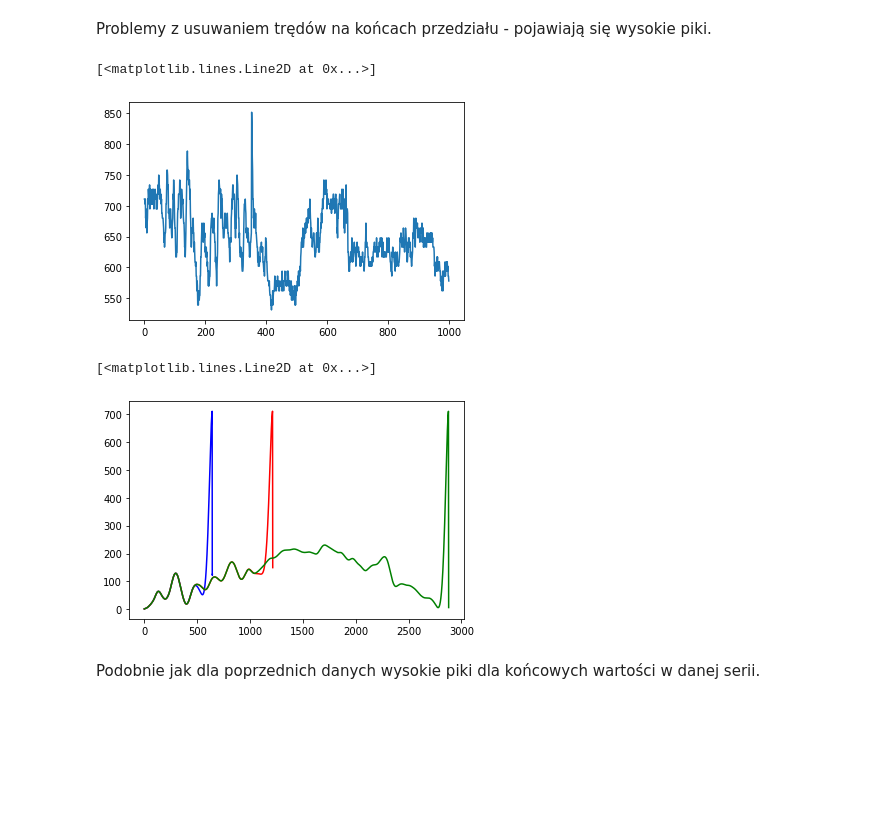
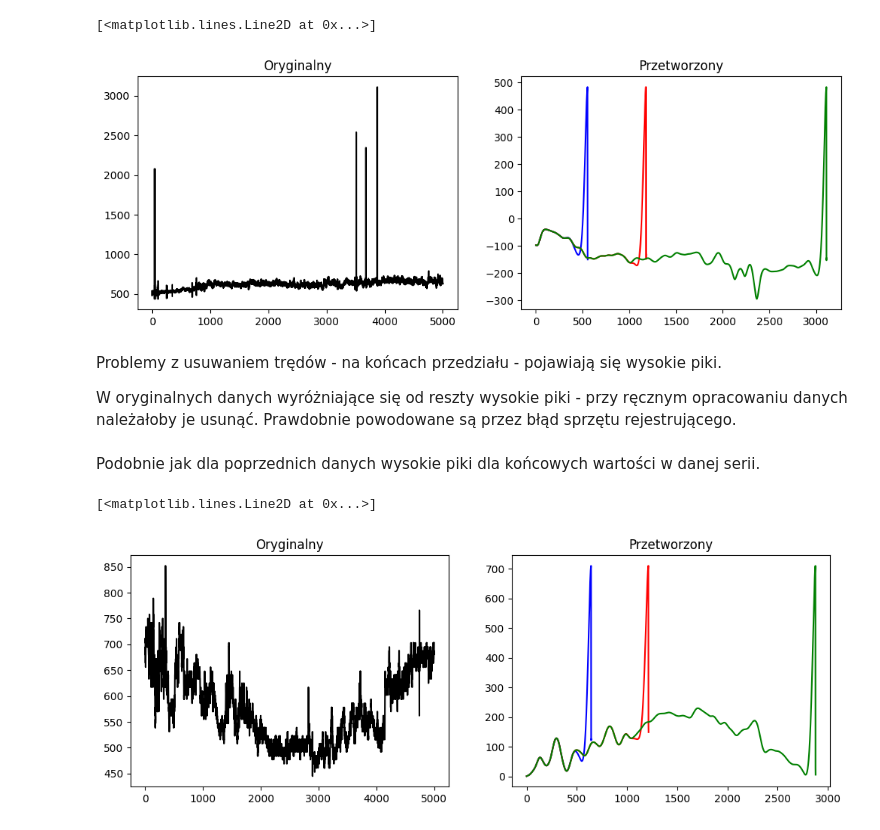
Before and after one commit to Caitlin506/SATFD, a Jupyter notebook: satfd1.ipynb, the cells around one changed output. Saved outputs shown, nothing was run; the diff lists cells and outputs as text; code cells hidden in the pictures; blank space fills up the shorter version.

```diff
--- a/satfd1.ipynb
+++ b/satfd1.ipynb
@@ -51,5 +56,30 @@ plt.legend()
+# %%
+chf202_1000=pd.read_csv("/content/sample_data/chf202.txt_N.csv",nrows=1000)
+chf202_2000=pd.read_csv("/content/sample_data/chf202.txt_N.csv",nrows=2000)
+chf202_5000=pd.read_csv("/content/sample_data/chf202.txt_N.csv",nrows=5000)
+chf202_1000=np.array(chf202_1000)
+chf202_2000=np.array(chf202_2000)
+chf202_5000=np.array(chf202_5000)
+
+rri1_detrended12 = smoothness_priors(rri=chf202_1000,l=500,fs=1)
+rri1_detrended22 = smoothness_priors(rri=chf202_2000,l=500,fs=1)
+rri1_detrended52 = smoothness_priors(rri=chf202_5000,l=500,fs=1)
+# %%
+fig, (ax1, ax2) = plt.subplots(1, 2, figsize = (12,4))
+ax1.set_title("Oryginalny")
+ax2.set_title("Przetworzony")
+
+ax2.plot(rri1_detrended12[0],color="blue")
+ax2.plot(rri1_detrended22[0],color="red")
+ax2.plot(rri1_detrended52[0],color="green")
+ax1.plot(chf202_5000, color="black", label='original')
+# %% [output]
+[<matplotlib.lines.Line2D at 0x...>]
+[figure, added]
 # %% [markdown]
-Problemy z usuwaniem trędów na końcach przedziału - pojawiają się wysokie piki.
+Problemy z usuwaniem trędów - na końcach przedziału - pojawiają się wysokie piki.
+
+W oryginalnych danych wyróżniające się od reszty wysokie piki - przy ręcznym opracowaniu danych należałoby je usunąć. Prawdobnie powodowane są przez błąd sprzętu rejestrującego.
 # %%
 nsr001_1000=pd.read_csv("/content/sample_data/nsr001.txt_N.csv",nrows=1000)
 nsr001_2000=pd.read_csv("/content/sample_data/nsr001.txt_N.csv",nrows=2000)
@@ -58,19 +88,22 @@ nsr001_1000=np.array(nsr001_1000)
 nsr001_2000=np.array(nsr001_2000)
 nsr001_5000=np.array(nsr001_5000)
 # %%
-plt.plot(nsr001_1000)
+#plt.plot(nsr001_1000)
-# %% [output]
-[<matplotlib.lines.Line2D at 0x...>]
-[figure, removed]
 # %%
 rri2_detrended1 = smoothness_priors(rri=nsr001_1000,l=500,fs=1)
 rri2_detrended2 = smoothness_priors(rri=nsr001_2000,l=500,fs=1)
 rri2_detrended5 = smoothness_priors(rri=nsr001_5000,l=500,fs=1)
-plt.plot(rri2_detrended1[0],color="blue")
-plt.plot(rri2_detrended2[0],color="red")
-plt.plot(rri2_detrended5[0],color="green")
-# %% [output]
-[<matplotlib.lines.Line2D at 0x...>]
-[figure, removed]
 # %% [markdown]
 Podobnie jak dla poprzednich danych wysokie piki dla końcowych wartości w danej serii.
+# %%
+fig, (ax1, ax2) = plt.subplots(1, 2, figsize = (12,4))
+ax1.set_title("Oryginalny")
+ax2.set_title("Przetworzony")
+
+ax2.plot(rri2_detrended1[0],color="blue")
+ax2.plot(rri2_detrended2[0],color="red")
+ax2.plot(rri2_detrended5[0],color="green")
+ax1.plot(nsr001_5000, color="black", label='original')
+# %% [output]
+[<matplotlib.lines.Line2D at 0x...>]
+[figure, added]
```
Also changed, not shown: parts of 10 cells of this notebook.
